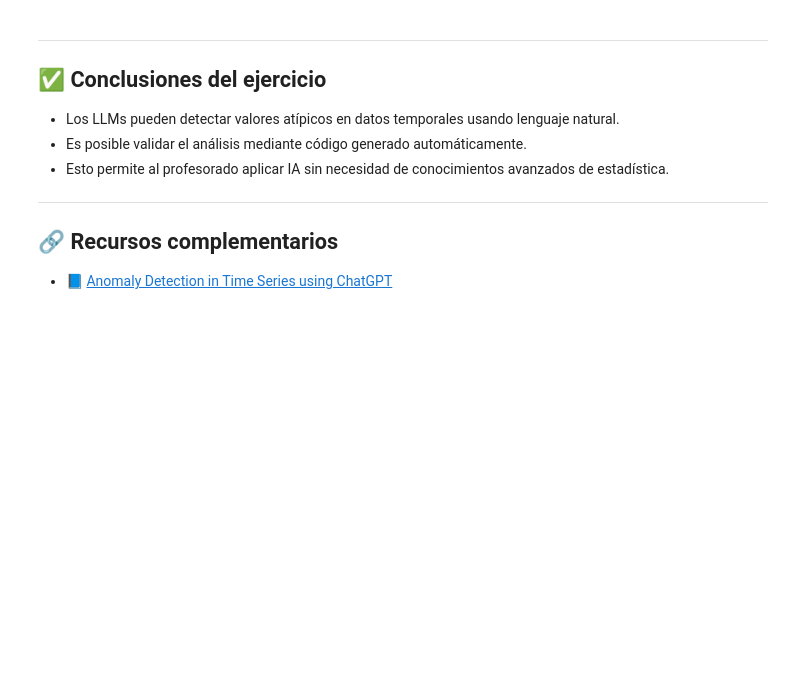
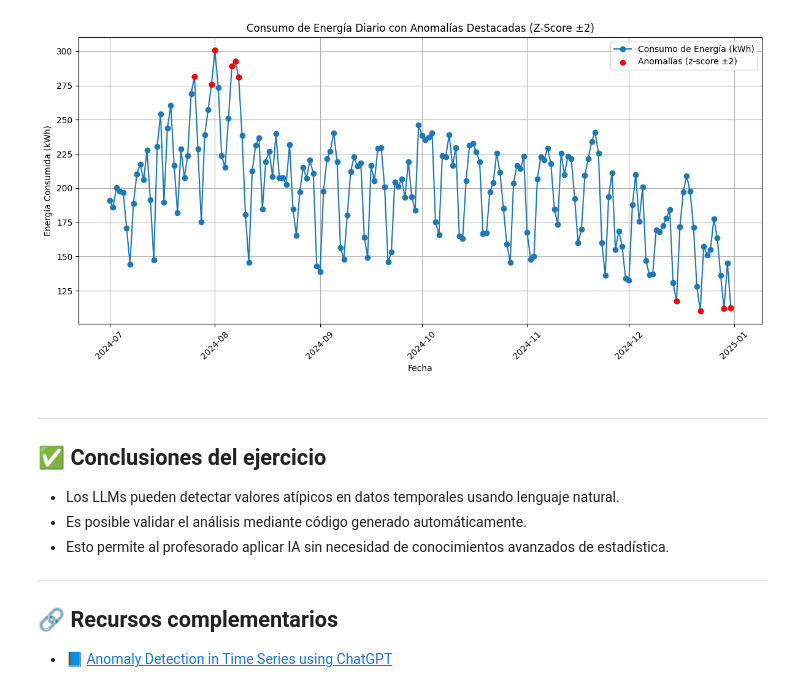
Before and after one commit to jorgballesteros/ibbi, a Jupyter notebook: M6. Introducción a LLMs en Ciencia de Datos/materiales/m6_e4_anomalias_llm.ipynb, the cells around one changed output. Saved outputs shown, nothing was run; the diff lists cells and outputs as text; code cells hidden in the pictures; blank space fills up the shorter version.

```diff
--- a/M6. Introducción a LLMs en Ciencia de Datos/materiales/m6_e4_anomalias_llm.ipynb
+++ b/M6. Introducción a LLMs en Ciencia de Datos/materiales/m6_e4_anomalias_llm.ipynb
@@ -182,36 +190,38 @@ Dame el código en python para detectar anomalías con z-score y generar el grá
 # %%
 import pandas as pd
 import matplotlib.pyplot as plt
 from scipy.stats import zscore
 
- Cargar el dataset
+# Cargar el dataset
 df = pd.read_csv("data/m6_consumo_energia.csv")
 df['Fecha'] = pd.to_datetime(df['Fecha'])
 
- Interpolar valores faltantes en 'Energia Consumida'
+# Interpolar valores faltantes en 'Energia Consumida'
 df['Energia Consumida'] = df['Energia Consumida'].interpolate()
 
- Calcular z-score
+# Calcular z-score
 df['z_score'] = zscore(df['Energia Consumida'])
 
- Detectar anomalías con umbral ±2
+# Detectar anomalías con umbral ±2
 threshold = 2
 df['Anomalia'] = abs(df['z_score']) > threshold
 
- Generar gráfico
+# Generar gráfico
 plt.figure(figsize=(12, 6))
 plt.plot(df['Fecha'], df['Energia Consumida'], label='Consumo de Energía (kWh)', marker='o')
 plt.scatter(df[df['Anomalia']]['Fecha'],
             df[df['Anomalia']]['Energia Consumida'],
             color='red', label='Anomalías (z-score ±2)', zorder=5)
 plt.title('Consumo de Energía Diario con Anomalías Destacadas (Z-Score ±2)')
 plt.xlabel('Fecha')
 plt.ylabel('Energía Consumida (kWh)')
 plt.legend()
 plt.grid(True)
 plt.xticks(rotation=45)
 plt.tight_layout()
 plt.show()
+# %% [output]
+[figure, added]
 # %% [markdown]
 ---
 
```
Also changed, not shown: parts of 1 cell of this notebook, 7 other files.
